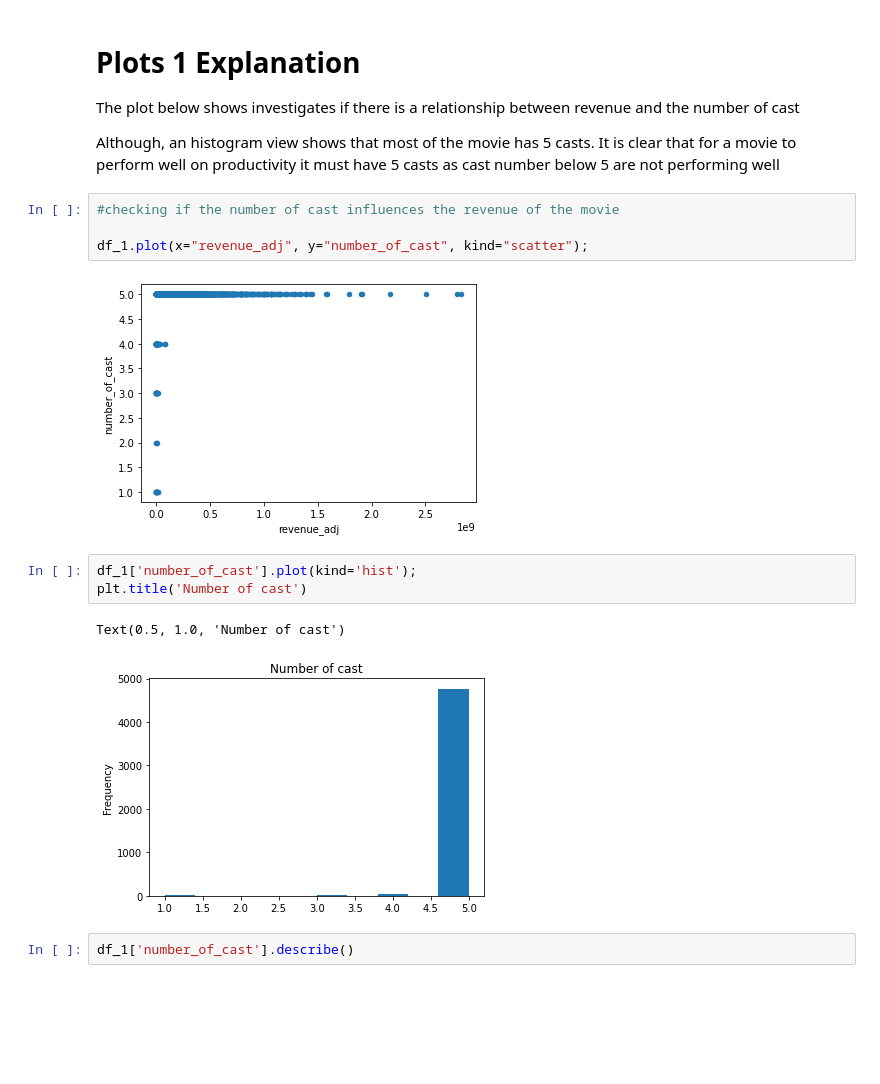
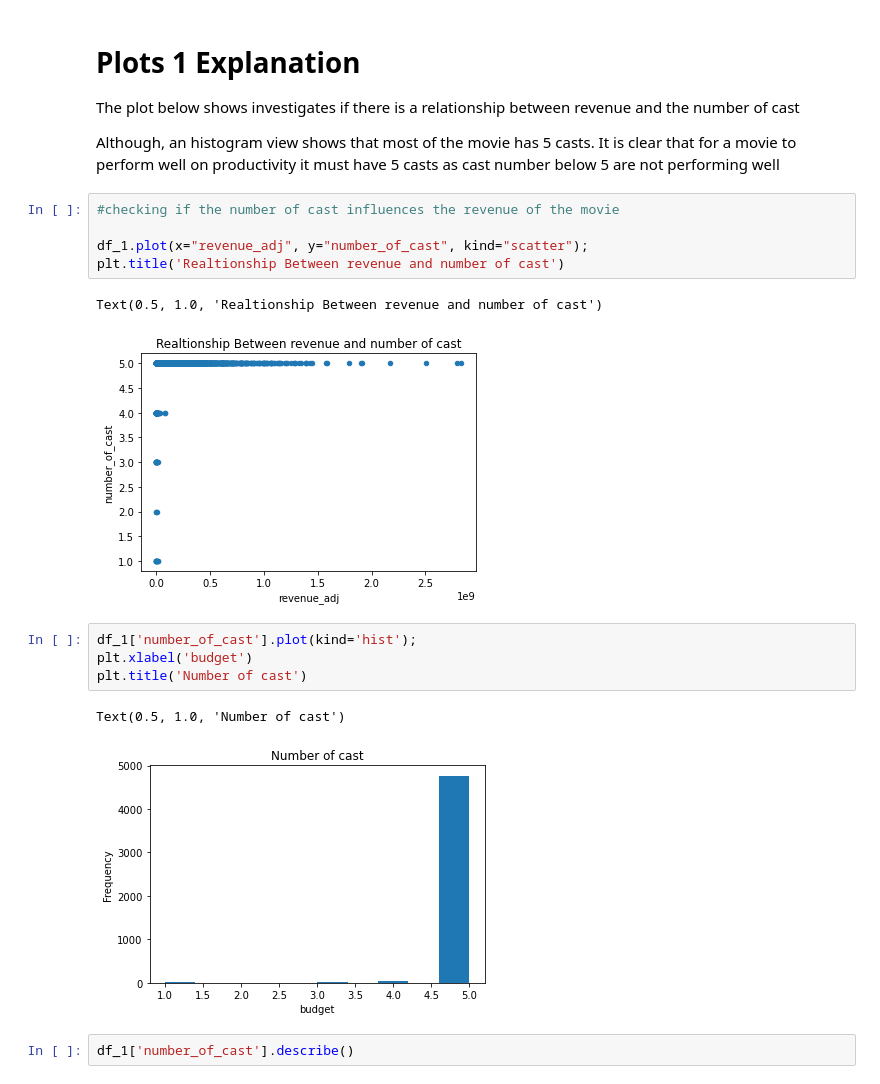
Before and after one commit to cerlliey/investigate-a-dataset, a Jupyter notebook: investigate-a-dataset-template.ipynb, the cells around one changed output. Saved outputs shown, nothing was run; the diff lists cells and outputs as text; blank space fills up the shorter version.

```diff
--- a/investigate-a-dataset-template.ipynb
+++ b/investigate-a-dataset-template.ipynb
@@ -445,15 +450,18 @@ Although, an histogram view shows that most of the movie has 5 casts. It is clea
 # %%
 #checking if the number of cast influences the revenue of the movie
 
 df_1.plot(x="revenue_adj", y="number_of_cast", kind="scatter");
+plt.title('Realtionship Between revenue and number of cast')
 # %% [output]
+Text(0.5, 1.0, 'Realtionship Between revenue and number of cast')
-[figure, old version]
+[figure, new version]
 # %%
 df_1['number_of_cast'].plot(kind='hist');
+plt.xlabel('budget')
 plt.title('Number of cast')
 # %% [output]
 Text(0.5, 1.0, 'Number of cast')
-[figure, old version]
+[figure, new version]
 # %%
 df_1['number_of_cast'].describe()
 # %% [output]
```
Also changed, not shown: parts of 31 cells of this notebook, 1 other file.
